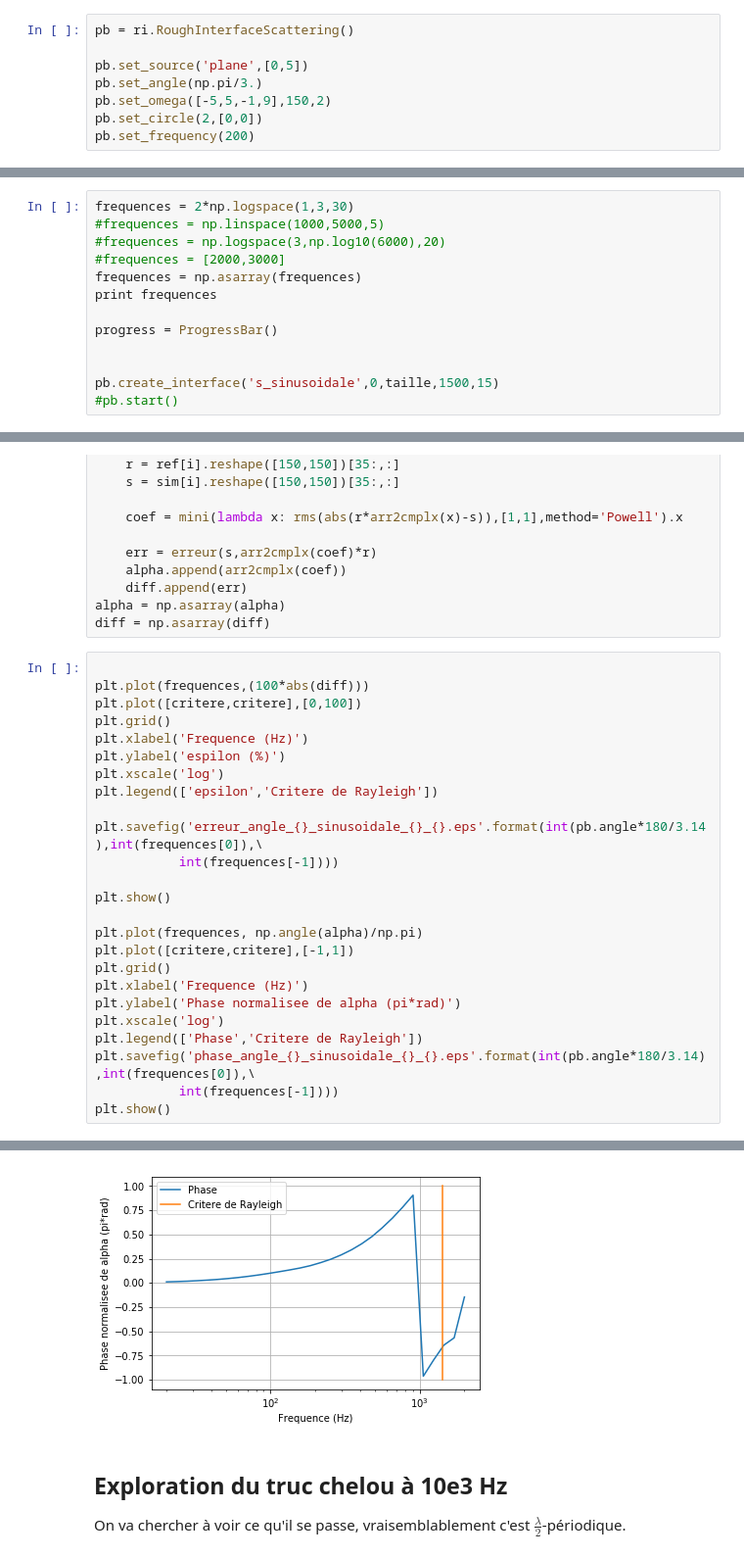
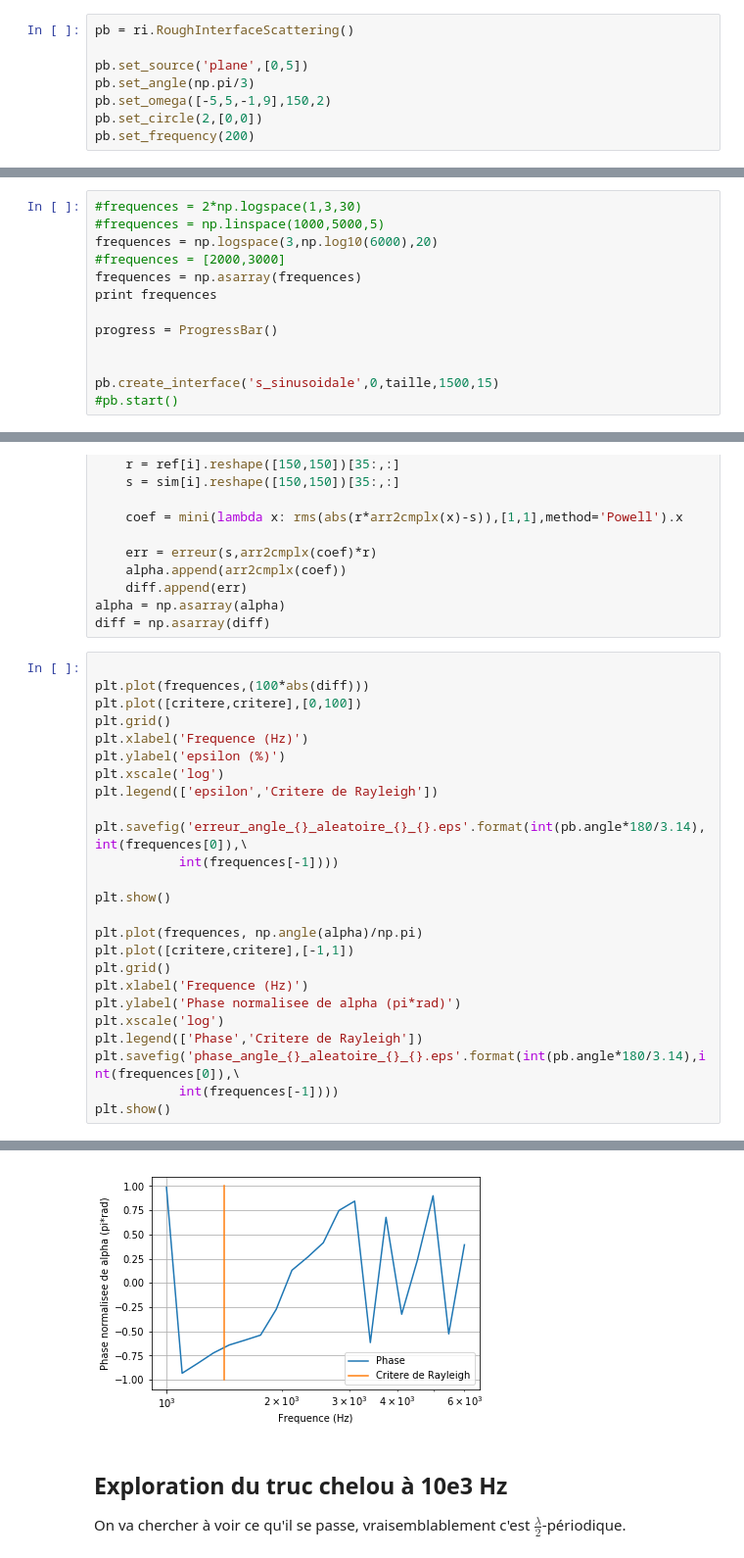
Before and after one commit to caillonantoine/rough-interface, a Jupyter notebook: Avancement.ipynb, the cells around one changed output, grey strips where cells are left out. Shown at 98% size. Drawn from its saved outputs; the diff is of its cells as text.

```diff
--- a/Avancement.ipynb
+++ b/Avancement.ipynb
@@ -78,7 +78,7 @@ Dans cette partie on cherche à montrer l'influence de la rugosité sur la réfl
 pb = ri.RoughInterfaceScattering()
 
 pb.set_source('plane',[0,5])
-pb.set_angle(np.pi/3.)
+pb.set_angle(np.pi/3)
 pb.set_omega([-5,5,-1,9],150,2)
 pb.set_circle(2,[0,0])
 pb.set_frequency(200)
@@ -89,9 +89,9 @@ print "Taille de rugosité = {}".format(taille)
 # %% [output]
 Taille de rugosité = 0.17
 # %%
-frequences = 2*np.logspace(1,3,30)
+#frequences = 2*np.logspace(1,3,30)
 #frequences = np.linspace(1000,5000,5)
-#frequences = np.logspace(3,np.log10(6000),20)
+frequences = np.logspace(3,np.log10(6000),20)
 #frequences = [2000,3000]
 frequences = np.asarray(frequences)
 print frequences
@@ -198,11 +201,11 @@ plt.plot(frequences,(100*abs(diff)))
 plt.plot([critere,critere],[0,100])
 plt.grid()
 plt.xlabel('Frequence (Hz)')
-plt.ylabel('espilon (%)')
+plt.ylabel('epsilon (%)')
 plt.xscale('log')
 plt.legend(['epsilon','Critere de Rayleigh'])
 
-plt.savefig('erreur_angle_{}_sinusoidale_{}_{}.eps'.format(int(pb.angle*180/3.14),int(frequences[0]),\
+plt.savefig('erreur_angle_{}_aleatoire_{}_{}.eps'.format(int(pb.angle*180/3.14),int(frequences[0]),\
            int(frequences[-1])))
 
 plt.show()
@@ -214,7 +217,7 @@ plt.xlabel('Frequence (Hz)')
 plt.ylabel('Phase normalisee de alpha (pi*rad)')
 plt.xscale('log')
 plt.legend(['Phase','Critere de Rayleigh'])
-plt.savefig('phase_angle_{}_sinusoidale_{}_{}.eps'.format(int(pb.angle*180/3.14),int(frequences[0]),\
+plt.savefig('phase_angle_{}_aleatoire_{}_{}.eps'.format(int(pb.angle*180/3.14),int(frequences[0]),\
            int(frequences[-1])))
 plt.show()
 # %% [output]
@@ -222,4 +225,4 @@ plt.show()
-[figure, old version]
+[figure, new version]
 # %% [markdown]
 ## Exploration du truc chelou à 10e3 Hz
 On va chercher à voir ce qu'il se passe, vraisemblablement c'est $\frac{\lambda}{2}$-périodique.
```
Also changed, not shown: parts of 4 cells of this notebook.
